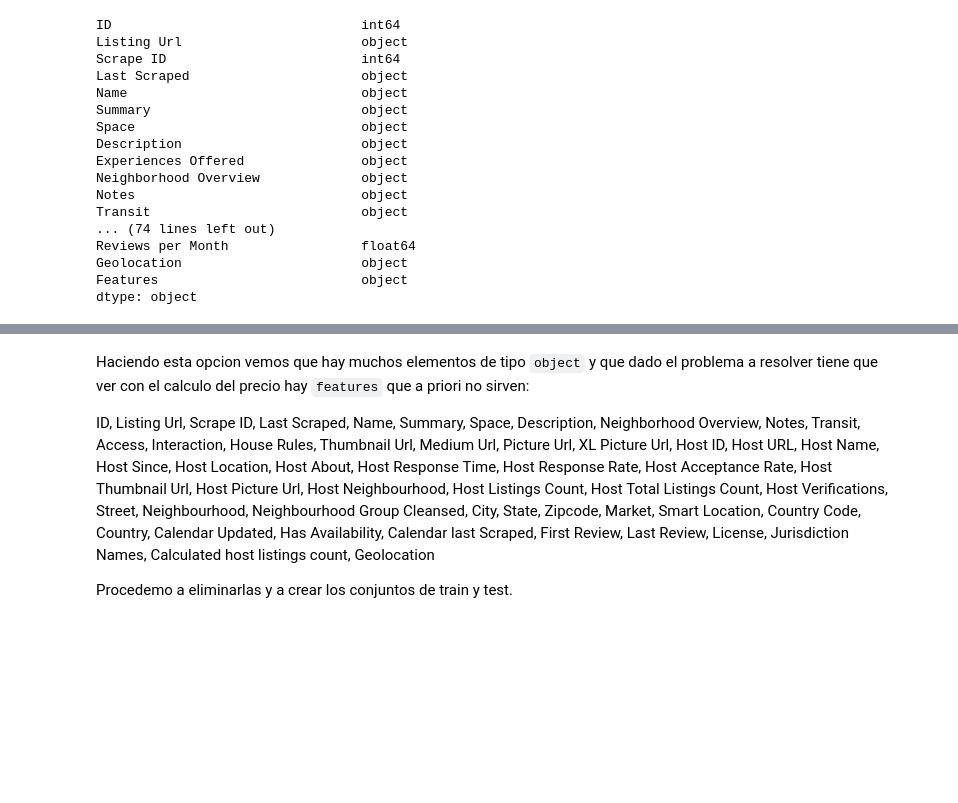
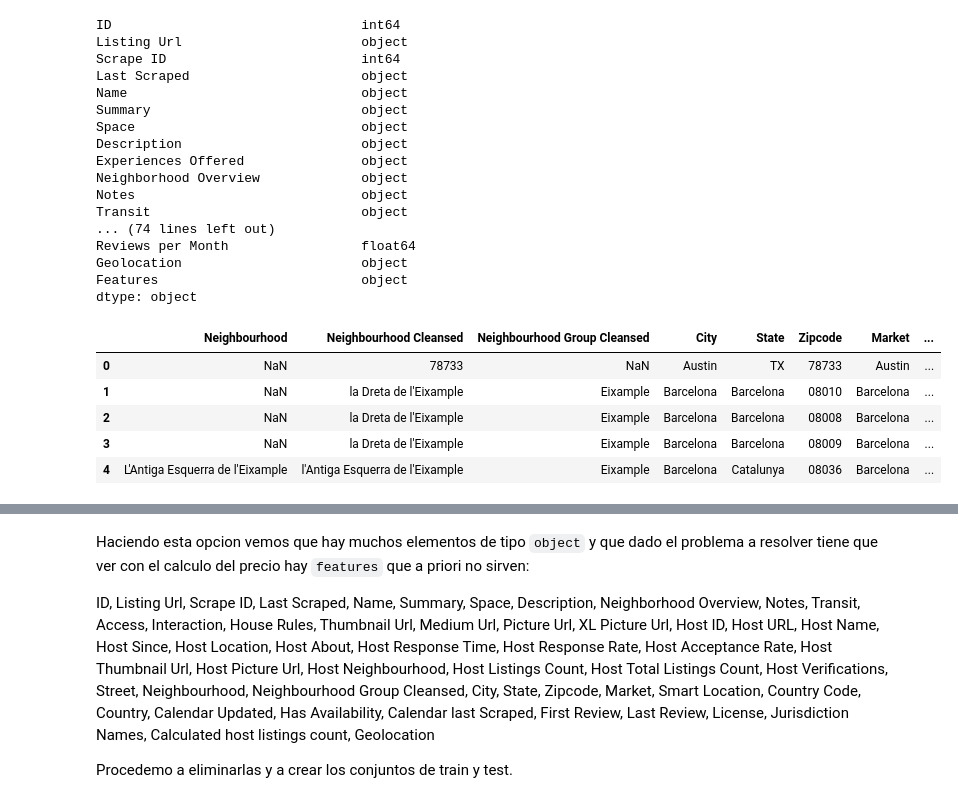
Before and after one commit to amm297/keepcoding-bdml, a Jupyter notebook: machine-learning/Practica-Alberto_Martinez_Martinez.ipynb, the cells around one changed output, grey strips where cells are left out. Cells and saved outputs as stored; diff of their text form; code cells hidden in the pictures; blank space fills up the shorter version.

```diff
--- a/machine-learning/Practica-Alberto_Martinez_Martinez.ipynb
+++ b/machine-learning/Practica-Alberto_Martinez_Martinez.ipynb
@@ -83,3 +83,13 @@ Reviews per Month                 float64
 Geolocation                       object
 Features                          object
 dtype: object
+# %%
+loc_attr = airbnb_df.loc[:,['Neighbourhood', 'Neighbourhood Cleansed', 'Neighbourhood Group Cleansed', 'City', 'State', 'Zipcode', 'Market', 'Smart Location', 'Country Code', 'Country']]
+loc_attr.head()
+# %% [output]
+|  | Neighbourhood | Neighbourhood Cleansed | Neighbourhood Group Cleansed | City | State | Zipcode | Market | ... |
+| 0 | NaN | 78733 | NaN | Austin | TX | 78733 | Austin | ... |
+| 1 | NaN | la Dreta de l'Eixample | Eixample | Barcelona | Barcelona | 08010 | Barcelona | ... |
+| 2 | NaN | la Dreta de l'Eixample | Eixample | Barcelona | Barcelona | 08008 | Barcelona | ... |
+| 3 | NaN | la Dreta de l'Eixample | Eixample | Barcelona | Barcelona | 08009 | Barcelona | ... |
+| 4 | L'Antiga Esquerra de l'Eixample | l'Antiga Esquerra de l'Eixample | Eixample | Barcelona | Catalunya | 08036 | Barcelona | ... |
```
Also changed, not shown: parts of 6 cells of this notebook.
